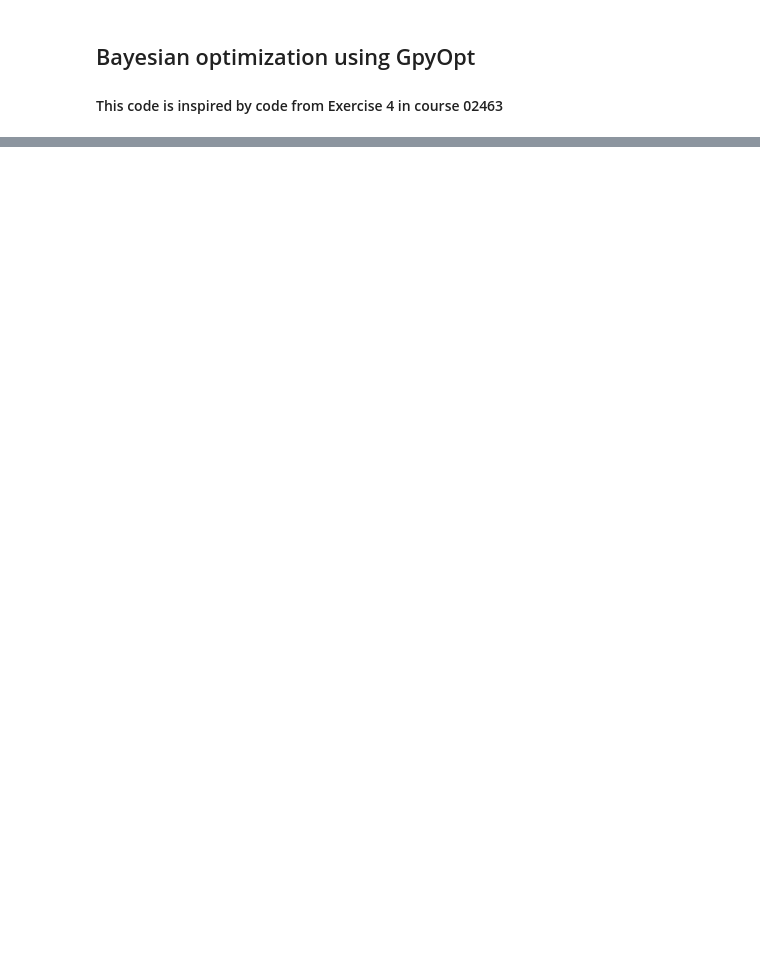
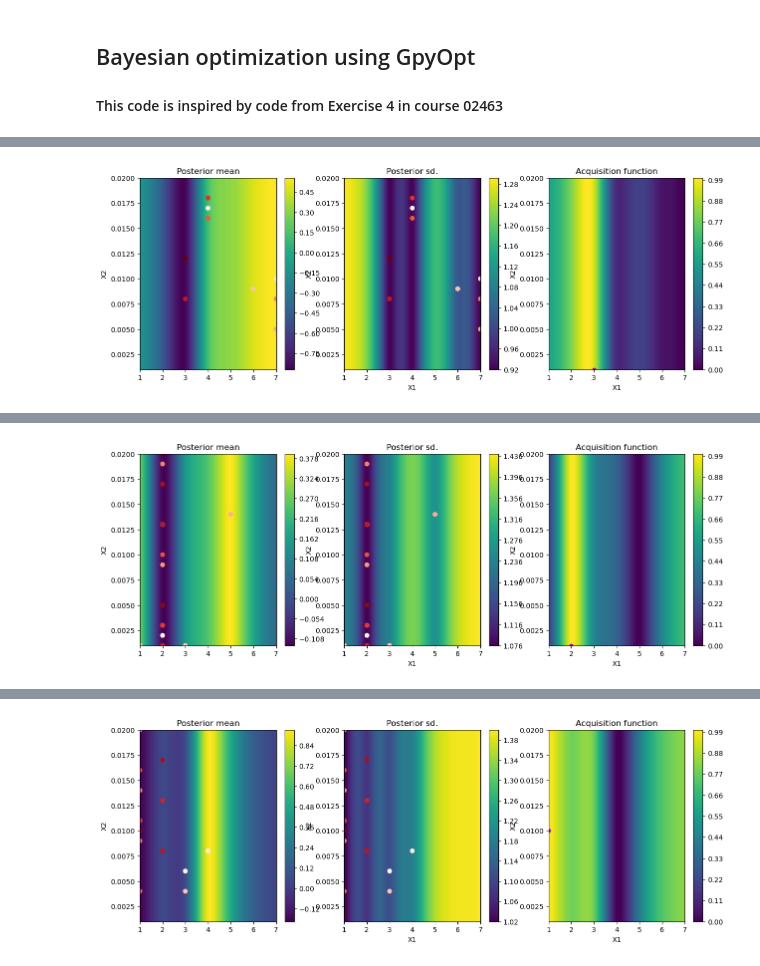
Before and after one commit to Maplewarrior/02463-Project-1, a Jupyter notebook: CNN implemented from kaggle.ipynb, the cells around one changed output, grey strips where cells are left out. Cells and saved outputs as stored; diff of their text form; code cells hidden in the pictures; blank space fills up the shorter version.

```diff
--- a/CNN implemented from kaggle.ipynb
+++ b/CNN implemented from kaggle.ipynb
@@ -298,5 +298,5 @@ It took 999.4030419000001 time until convergence
 # %%
-def CNN_Model_Train( kernel_size, learning_rate, n_epochs = 5,batch_size = 300):
+def CNN_Model_Train( kernel_size, learning_rate, n_epochs = 10,batch_size = 300):
 
     # The model is created
     model = Sequential()
@@ -313,18 +313,18 @@ def CNN_Model_Train( kernel_size, learning_rate, n_epochs = 5,batch_size = 300):
 
 
     # Train the model
-    MODEL_DIR = './model/'
-    if not os.path.exists(MODEL_DIR):
-        os.mkdir(MODEL_DIR)
+    #MODEL_DIR = './model/'
+    #if not os.path.exists(MODEL_DIR):
+    #    os.mkdir(MODEL_DIR)
 
-    modelpath='./model/{epoch:02d}-{val_loss:.4f}.hdf5'
-    checkpointer = ModelCheckpoint(filepath=modelpath, monitor='val_loss', verbose=1, save_best_only=True)
-    early_stopping_callback = EarlyStopping(monitor='val_loss', patience=10)
+    #modelpath='./model/{epoch:02d}-{val_loss:.4f}.hdf5'
+    #checkpointer = ModelCheckpoint(filepath=modelpath, monitor='val_loss', verbose=1, save_best_only=True)
+    #early_stopping_callback = EarlyStopping(monitor='val_loss', patience=10)
 
     history = model.fit(X_train, y_train,
     validation_data=(X_test, y_test), epochs=n_epochs,
-    batch_size= batch_size, verbose=1,
-    callbacks=[early_stopping_callback, checkpointer])
+    batch_size= batch_size, verbose=1)
+    #callbacks=[early_stopping_callback, checkpointer])
 
     accuracies = history.history['val_accuracy']
     return accuracies[-1]
@@ -490,0 +335,59 @@ print("The loss was: {0}".format(min(opt.Y)))
+# %%
+#### import GPy
+from numpy.random import seed
+seed(1)
+from tensorflow.random import set_seed
+set_seed(2)
+
+# Same hyperparameters as before:
+## Kernel sizes
+kernel_sizes = tuple(np.arange(1,8,1, dtype = np.int64))
+## Learning rate:
+lr = tuple(np.arange(0.001, 0.0201, 0.001, dtype = np.float64))
+
+
+
+domain = [{'name': 'kernel_sizes', 'type': 'discrete', 'domain': kernel_sizes},
+          {'name': 'learning_rate', 'type': 'discrete', 'domain': lr},
+          ]
+
+def objective_function(x):
+    param = x[0]
+
+    acc = CNN_Model_Train(kernel_size = param[0], learning_rate = param[1])
+
+    return -float(acc)
+
+k = GPy.kern.Matern32(1, variance=1, lengthscale=1, ARD=False)
+k.variance.fix()
+k.lengthscale.fix()
+np.random.seed(5)
+
+for acq in ["EI","MPI","LCB"]:
+    #print("Acquistion used is:",acq)
+    start = timer()
+    ### EI acquisition function ###
+    acquisition_func = acq
+
+    opt = GPyOpt.methods.BayesianOptimization(f = objective_function,   # function to optimize
+                                                  domain = domain,         # box-constrains of the problem
+                                                  acquisition_type = acquisition_func,      # Select acquisition function MPI, EI, LCB
+                                                  kernel=k   # set kernel
+                                                 )
+    opt.acquisition.exploration_weight=.1
+
+    opt.run_optimization(max_iter = 10)
+    print(str(opt.model.get_model_parameters_names()))
+    print(str(opt.model.get_model_parameters()))
+    print(k)
+
+    x_best = opt.X[np.argmin(opt.Y)]
+
+    end = timer()
+    print("For acquisition_type: {0}".format(acquisition_func))
+    print("time: {0}".format(end - start))
+    print("The best parameters obtained: {0}".format(x_best))
+    print("The accuracy was: {0}".format(-min(opt.Y)))
+
+    opt.plot_acquisition()
+# %% [output]
@@ -490,0 +411 @@ print("The loss was: {0}".format(min(opt.Y)))
+[figure, added]
@@ -490,0 +429 @@ print("The loss was: {0}".format(min(opt.Y)))
+[figure, added]
@@ -490,0 +447 @@ print("The loss was: {0}".format(min(opt.Y)))
+[figure, added]
```
Also changed, not shown: parts of 9 cells of this notebook.
